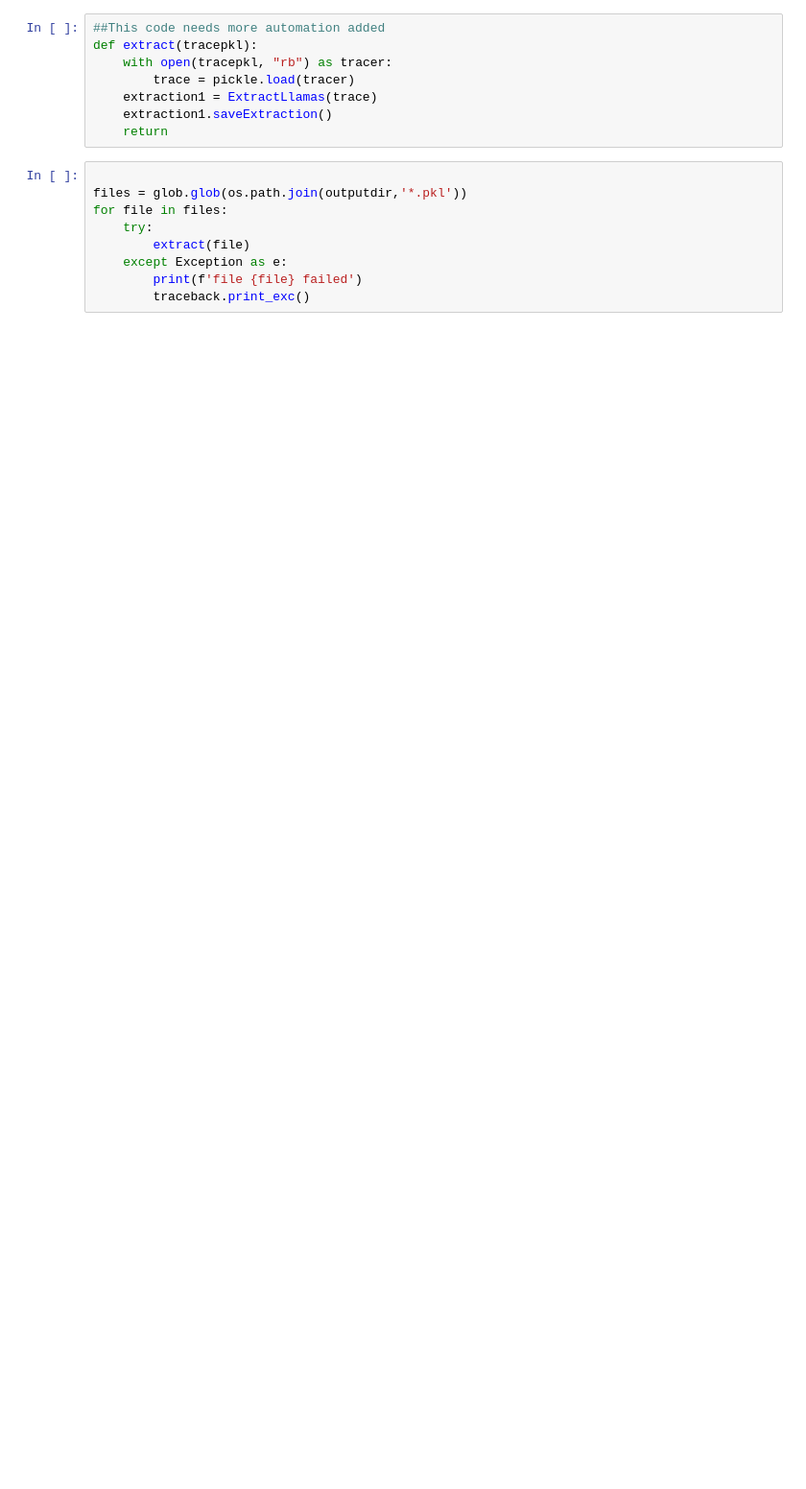
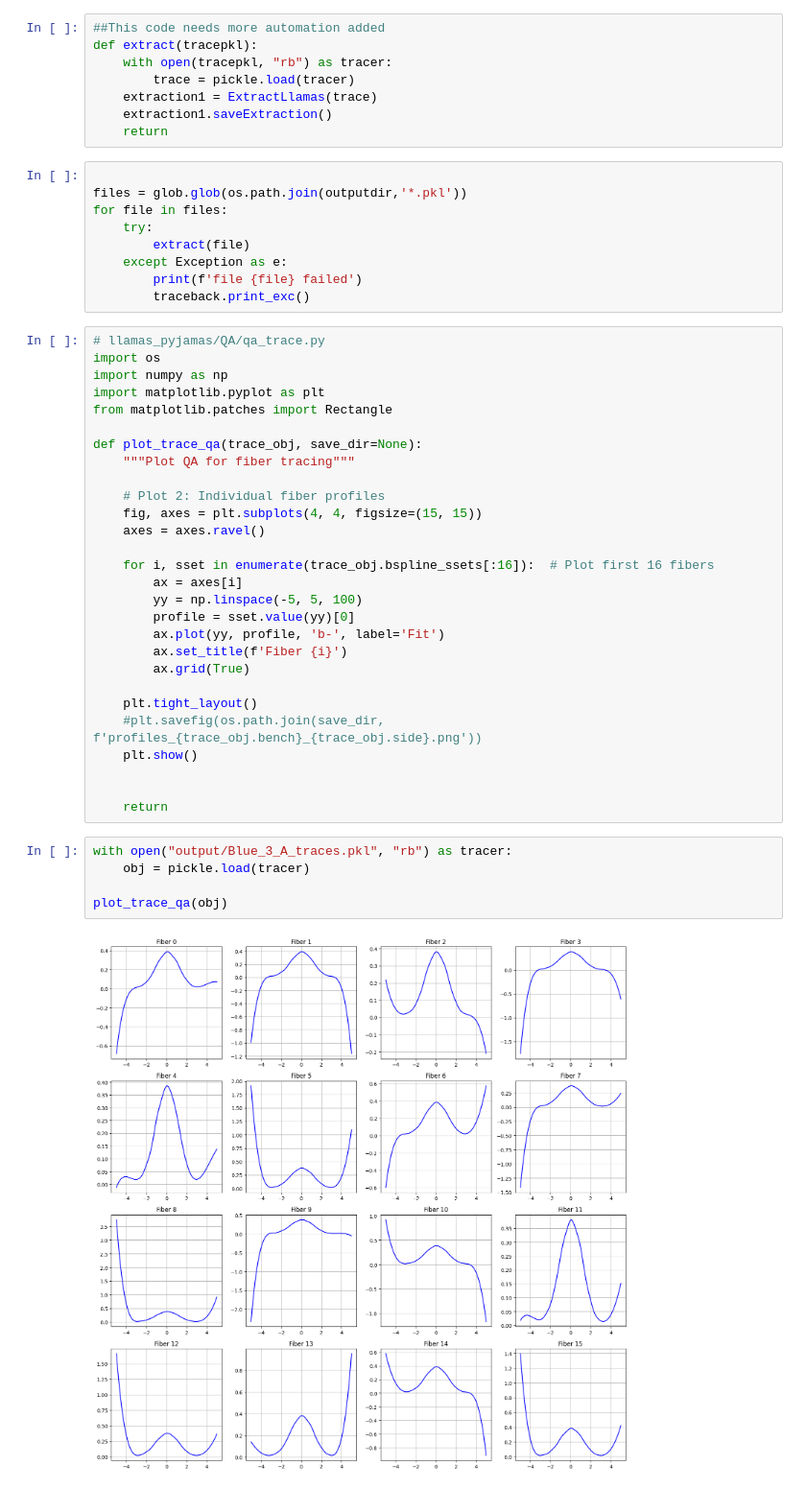
Before and after one commit to mit-kavli-institute/llamas-pyjamas, a Jupyter notebook: llamas_pyjamas/llamas_extraction_demo.ipynb, the cells around one changed output. Shown at 96% size. Drawn from its saved outputs; the diff is of its cells as text; blank space fills up the shorter version.

```diff
--- a/llamas_pyjamas/llamas_extraction_demo.ipynb
+++ b/llamas_pyjamas/llamas_extraction_demo.ipynb
@@ -117,3 +58,38 @@ for file in files:
     except Exception as e:
         print(f'file {file} failed')
         traceback.print_exc()
+# %%
+# llamas_pyjamas/QA/qa_trace.py
+import os
+import numpy as np
+import matplotlib.pyplot as plt
+from matplotlib.patches import Rectangle
+
+def plot_trace_qa(trace_obj, save_dir=None):
+    """Plot QA for fiber tracing"""
+
+    # Plot 2: Individual fiber profiles
+    fig, axes = plt.subplots(4, 4, figsize=(15, 15))
+    axes = axes.ravel()
+
+    for i, sset in enumerate(trace_obj.bspline_ssets[:16]):  # Plot first 16 fibers
+        ax = axes[i]
+        yy = np.linspace(-5, 5, 100)
+        profile = sset.value(yy)[0]
+        ax.plot(yy, profile, 'b-', label='Fit')
+        ax.set_title(f'Fiber {i}')
+        ax.grid(True)
+
+    plt.tight_layout()
+    #plt.savefig(os.path.join(save_dir, f'profiles_{trace_obj.bench}_{trace_obj.side}.png'))
+    plt.show()
+
+
+    return
+# %%
+with open("output/Blue_3_A_traces.pkl", "rb") as tracer:
+    obj = pickle.load(tracer)
+
+plot_trace_qa(obj)
+# %% [output]
+[figure, added]
```
Also changed, not shown: parts of 4 cells of this notebook, 3 other files.
